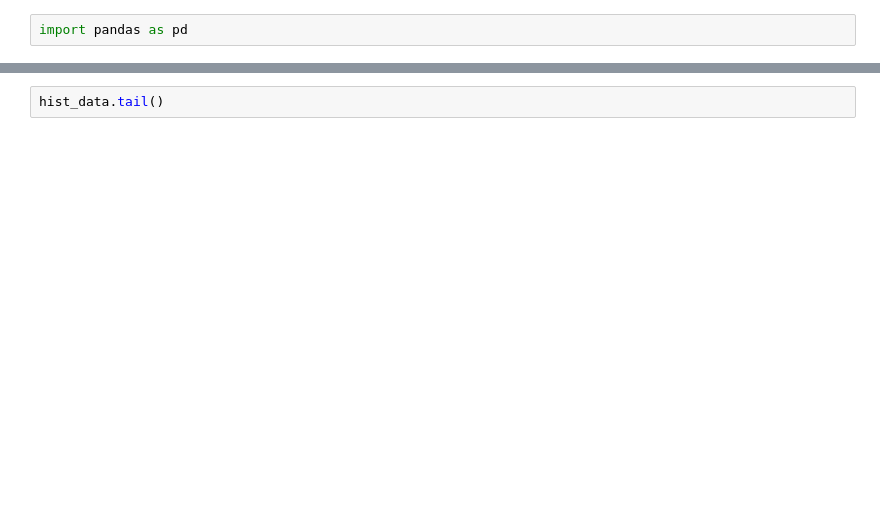
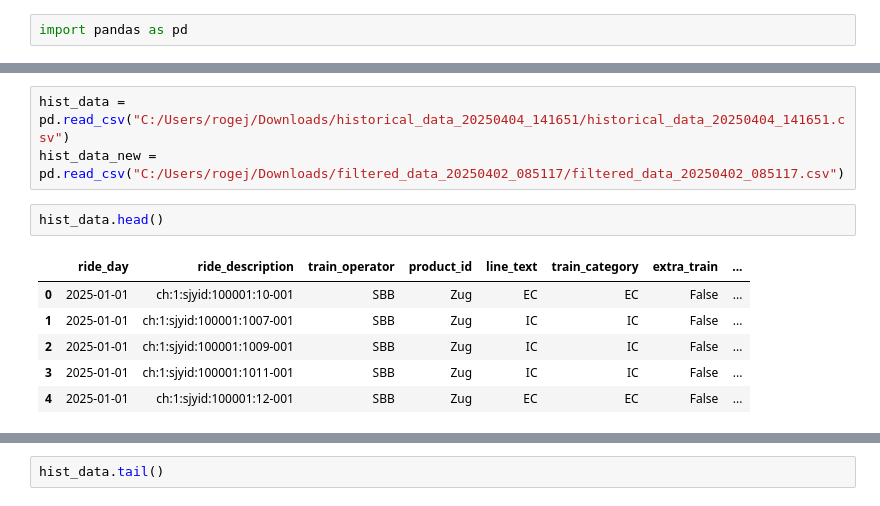
Before and after one commit to CIP-FS25-106/CIP_FS25_106, a Jupyter notebook: notebooks/historical_data.ipynb, the cells around one changed output, grey strips where cells are left out. Cells and saved outputs as stored; diff of their text form; blank space fills up the shorter version.

```diff
--- a/notebooks/historical_data.ipynb
+++ b/notebooks/historical_data.ipynb
@@ -25,0 +3,12 @@ hist_data[100:150]
+# %%
+hist_data = pd.read_csv("C:/Users/rogej/Downloads/historical_data_20250404_141651/historical_data_20250404_141651.csv")
+hist_data_new = pd.read_csv("C:/Users/rogej/Downloads/filtered_data_20250402_085117/filtered_data_20250402_085117.csv")
+# %%
+hist_data.head()
+# %% [output]
+|  | ride_day | ride_description | train_operator | product_id | line_text | train_category | extra_train | ... |
+| 0 | 2025-01-01 | ch:1:sjyid:100001:10-001 | SBB | Zug | EC | EC | False | ... |
+| 1 | 2025-01-01 | ch:1:sjyid:100001:1007-001 | SBB | Zug | IC | IC | False | ... |
+| 2 | 2025-01-01 | ch:1:sjyid:100001:1009-001 | SBB | Zug | IC | IC | False | ... |
+| 3 | 2025-01-01 | ch:1:sjyid:100001:1011-001 | SBB | Zug | IC | IC | False | ... |
+| 4 | 2025-01-01 | ch:1:sjyid:100001:12-001 | SBB | Zug | EC | EC | False | ... |
```
Also changed, not shown: parts of 12 cells of this notebook, 24 other files.
